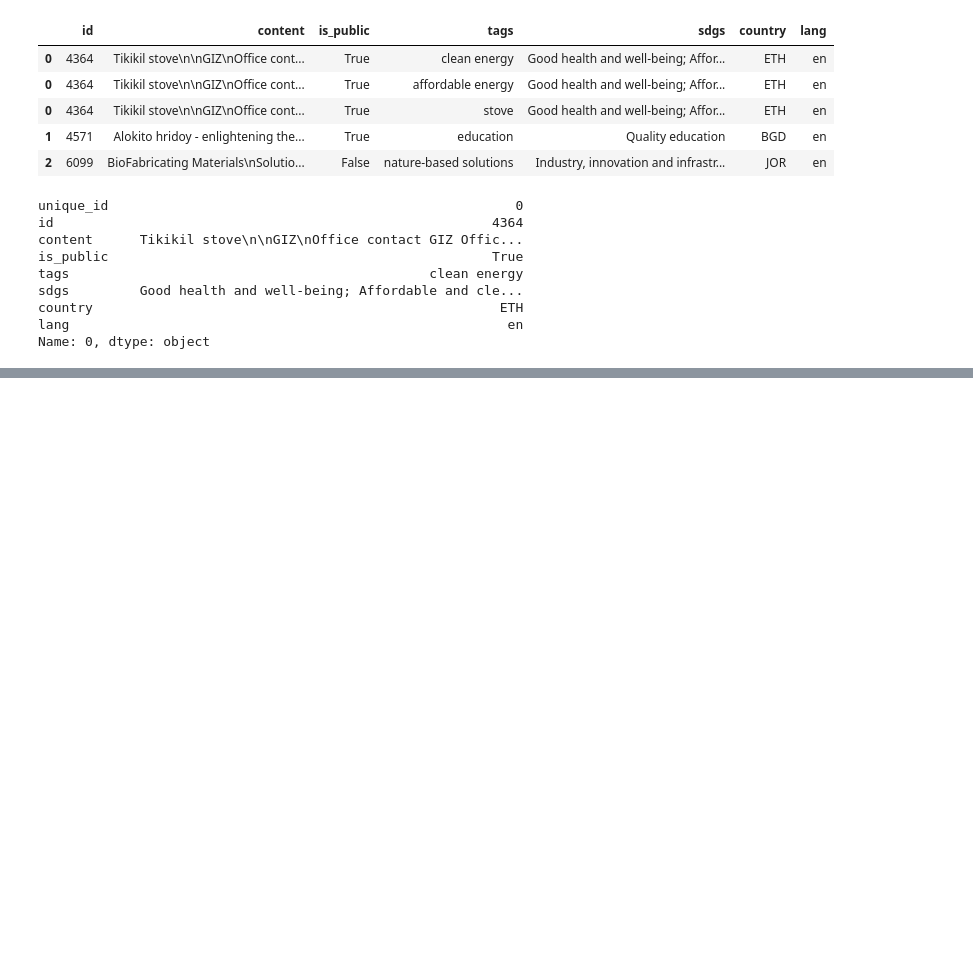
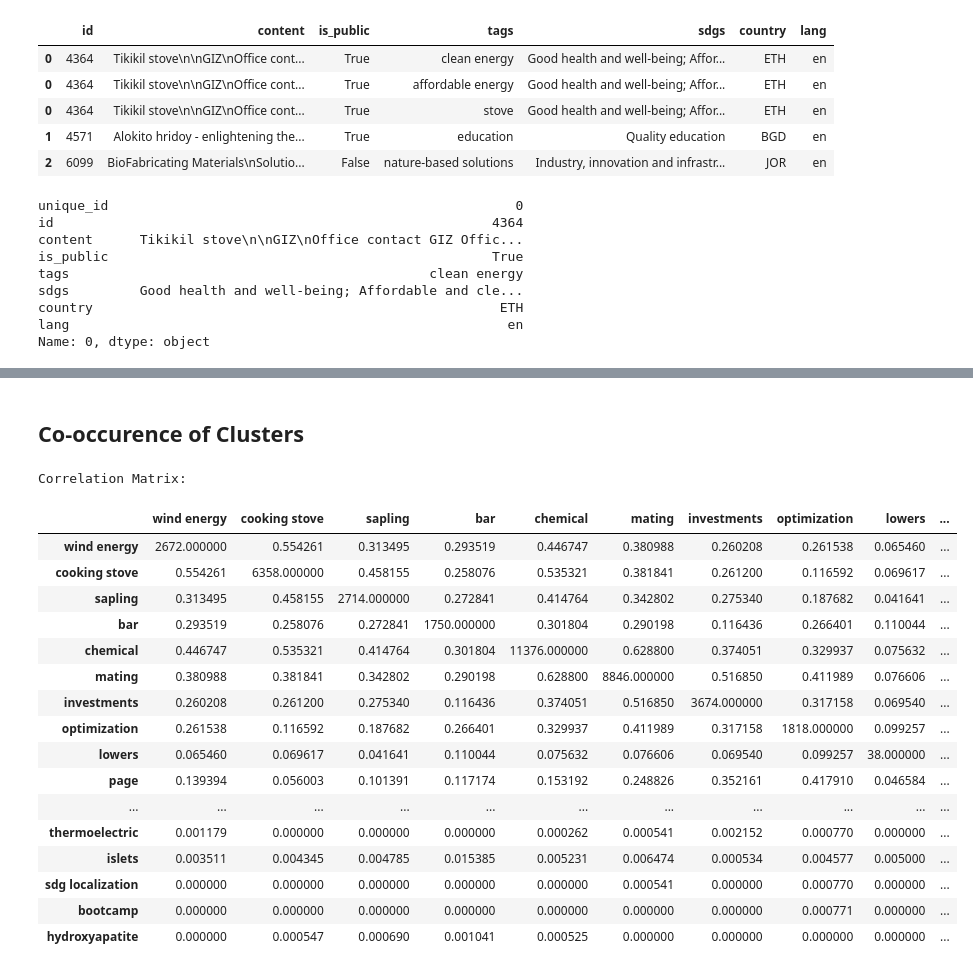
Before and after one commit to komal-1902/CMS-tags-taxonomy, a Jupyter notebook: Code/Complete pipeline- Capstone Project.ipynb, the cells around one changed output, grey strips where cells are left out. Cells and saved outputs as stored; diff of their text form; code cells hidden in the pictures; blank space fills up the shorter version.

```diff
--- a/Code/Complete pipeline- Capstone Project.ipynb
+++ b/Code/Complete pipeline- Capstone Project.ipynb
@@ -844,0 +256,12 @@ cluster_df
+# %%
+def map_tags_to_clusters(tag_list):
+    clusters = []
+    for key, value in cluster_dict.items():
+        for tag in tag_list:
+            if tag in value:
+                clusters.append(key)
+
+    #clusters = [key for key, value in sbert_clusters.items() if any(tag in value for tag in tag_list)]
+    return clusters
+# %%
+df_orig = pd.read_csv("capstone_data_final.csv")
@@ -844,0 +326,56 @@ cluster_df
+# %% [markdown]
+## Co-occurence of Clusters
+# %%
+correlation_matrix = np.zeros((num_clusters, num_clusters), dtype=int)
+document_counts = np.zeros(num_clusters, dtype=int)
+clusters = list(cluster_dict.keys())
+left['tag_clusters'] = left['tag_clusters'].apply(ast.literal_eval)
+for tags in left['tag_clusters']:
+    #print(tags)
+    for tag in tags:
+        cluster_index = clusters.index(tag)
+        document_counts[cluster_index] += 1
+
+    # Update the matrix based on the co-occurrence of clusters in each row
+    for i in range(len(tags)):
+        for j in range(i + 1, len(tags)):
+            # Find the indices of the clusters in the matrix
+            index_i = clusters.index(tags[i])
+            index_j = clusters.index(tags[j])
+
+            # Update the matrix
+            correlation_matrix[index_i, index_j] += 1
+            correlation_matrix[index_j, index_i] += 1
+
+# Create a DataFrame from the matrix
+correlation_df = pd.DataFrame(correlation_matrix, columns=clusters, index=clusters)
+
+# Normalize the correlation_df
+for i in range(len(correlation_df.index)):
+    for j in range(i + 1, len(correlation_df.columns)):
+        denominator = document_counts[i] + document_counts[j]
+        if denominator > 0:
+            correlation_df.iloc[i, j] /= denominator
+            correlation_df.iloc[j, i] /= denominator
+
+print("Correlation Matrix:")
+correlation_df
+# %% [output]
+Correlation Matrix:
+|  | wind energy | cooking stove | sapling | bar | chemical | mating | investments | optimization | lowers | ... |
+| wind energy | 2672.000000 | 0.554261 | 0.313495 | 0.293519 | 0.446747 | 0.380988 | 0.260208 | 0.261538 | 0.065460 | ... |
+| cooking stove | 0.554261 | 6358.000000 | 0.458155 | 0.258076 | 0.535321 | 0.381841 | 0.261200 | 0.116592 | 0.069617 | ... |
+| sapling | 0.313495 | 0.458155 | 2714.000000 | 0.272841 | 0.414764 | 0.342802 | 0.275340 | 0.187682 | 0.041641 | ... |
+| bar | 0.293519 | 0.258076 | 0.272841 | 1750.000000 | 0.301804 | 0.290198 | 0.116436 | 0.266401 | 0.110044 | ... |
+| chemical | 0.446747 | 0.535321 | 0.414764 | 0.301804 | 11376.000000 | 0.628800 | 0.374051 | 0.329937 | 0.075632 | ... |
+| mating | 0.380988 | 0.381841 | 0.342802 | 0.290198 | 0.628800 | 8846.000000 | 0.516850 | 0.411989 | 0.076606 | ... |
+| investments | 0.260208 | 0.261200 | 0.275340 | 0.116436 | 0.374051 | 0.516850 | 3674.000000 | 0.317158 | 0.069540 | ... |
+| optimization | 0.261538 | 0.116592 | 0.187682 | 0.266401 | 0.329937 | 0.411989 | 0.317158 | 1818.000000 | 0.099257 | ... |
+| lowers | 0.065460 | 0.069617 | 0.041641 | 0.110044 | 0.075632 | 0.076606 | 0.069540 | 0.099257 | 38.000000 | ... |
+| page | 0.139394 | 0.056003 | 0.101391 | 0.117174 | 0.153192 | 0.248826 | 0.352161 | 0.417910 | 0.046584 | ... |
+| ... | ... | ... | ... | ... | ... | ... | ... | ... | ... | ... |
+| thermoelectric | 0.001179 | 0.000000 | 0.000000 | 0.000000 | 0.000262 | 0.000541 | 0.002152 | 0.000770 | 0.000000 | ... |
+| islets | 0.003511 | 0.004345 | 0.004785 | 0.015385 | 0.005231 | 0.006474 | 0.000534 | 0.004577 | 0.005000 | ... |
+| sdg localization | 0.000000 | 0.000000 | 0.000000 | 0.000000 | 0.000000 | 0.000541 | 0.000000 | 0.000770 | 0.000000 | ... |
+| bootcamp | 0.000000 | 0.000000 | 0.000000 | 0.000000 | 0.000000 | 0.000000 | 0.000000 | 0.000771 | 0.000000 | ... |
+| hydroxyapatite | 0.000000 | 0.000547 | 0.000690 | 0.001041 | 0.000525 | 0.000000 | 0.000000 | 0.000000 | 0.000000 | ... |
```
Also changed, not shown: parts of 83 cells of this notebook.
